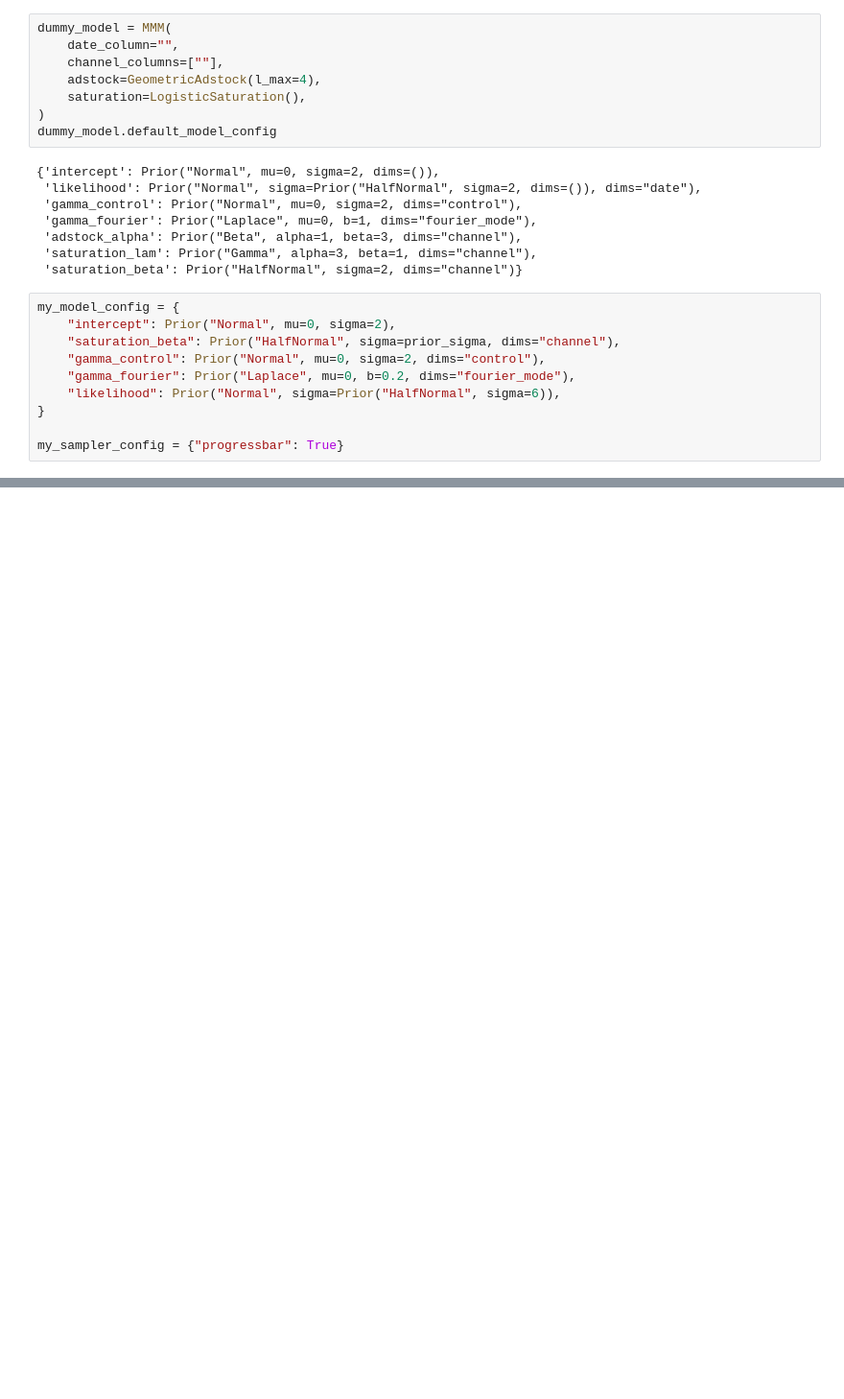
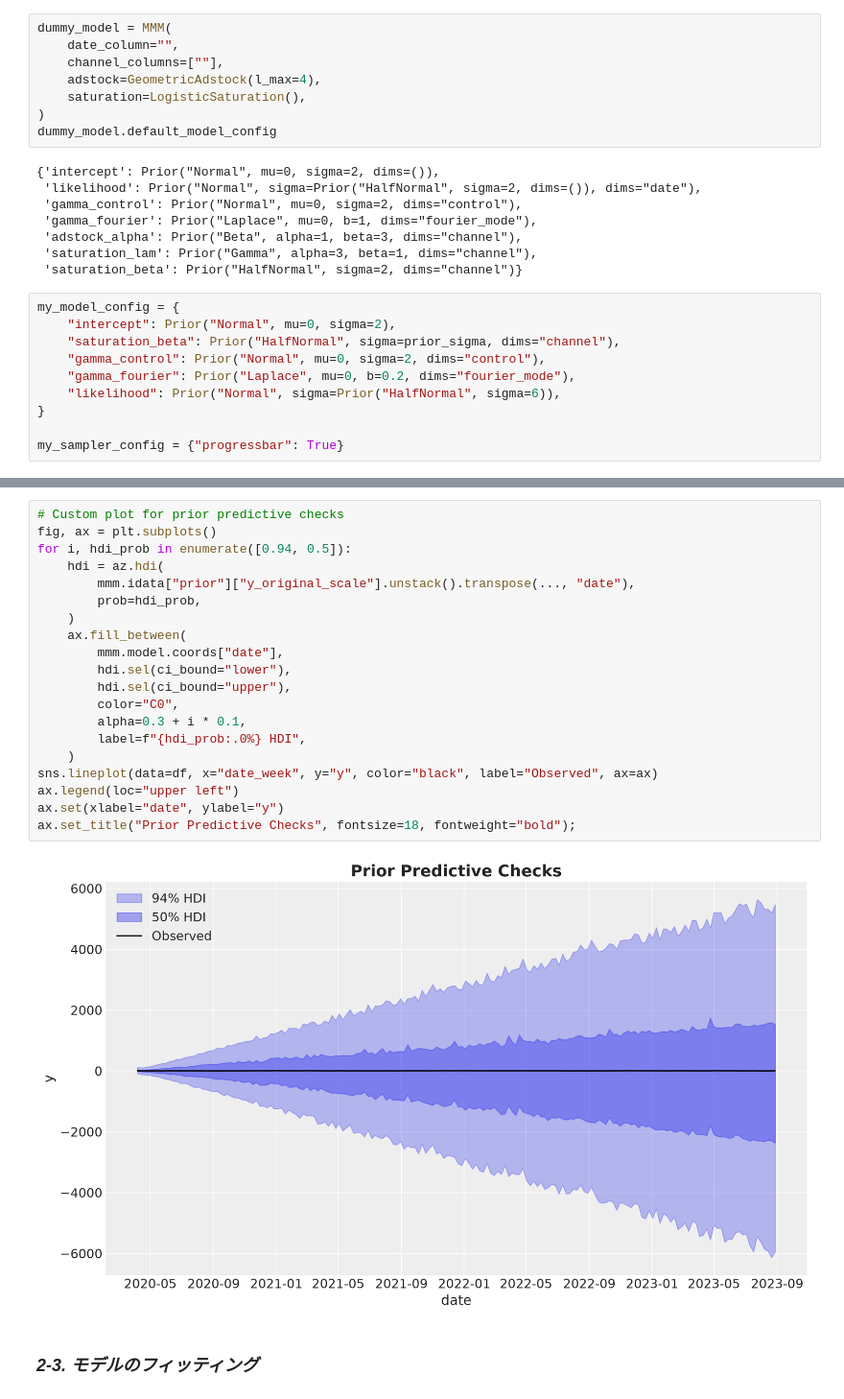
Before and after one commit to kzappmusi9/causal_inference_on_python, a Jupyter notebook: code/mmm_by_pymc.ipynb, the cells around one changed output, grey strips where cells are left out. Shown at 96% size. Saved outputs shown, nothing was run; the diff lists cells and outputs as text; blank space fills up the shorter version.

```diff
--- a/code/mmm_by_pymc.ipynb
+++ b/code/mmm_by_pymc.ipynb
@@ -282,0 +346,24 @@ ExecutableNotFound: failed to execute WindowsPath('dot'), make sure the Graphviz
+# %%
+# Custom plot for prior predictive checks
+fig, ax = plt.subplots()
+for i, hdi_prob in enumerate([0.94, 0.5]):
+    hdi = az.hdi(
+        mmm.idata["prior"]["y_original_scale"].unstack().transpose(..., "date"),
+        prob=hdi_prob,
+    )
+    ax.fill_between(
+        mmm.model.coords["date"],
+        hdi.sel(ci_bound="lower"),
+        hdi.sel(ci_bound="upper"),
+        color="C0",
+        alpha=0.3 + i * 0.1,
+        label=f"{hdi_prob:.0%} HDI",
+    )
+sns.lineplot(data=df, x="date_week", y="y", color="black", label="Observed", ax=ax)
+ax.legend(loc="upper left")
+ax.set(xlabel="date", ylabel="y")
+ax.set_title("Prior Predictive Checks", fontsize=18, fontweight="bold");
+# %% [output]
+[figure, added]
+# %% [markdown]
+### *2-3. モデルのフィッティング*
```
Also changed, not shown: parts of 14 cells of this notebook, 4 other files.
